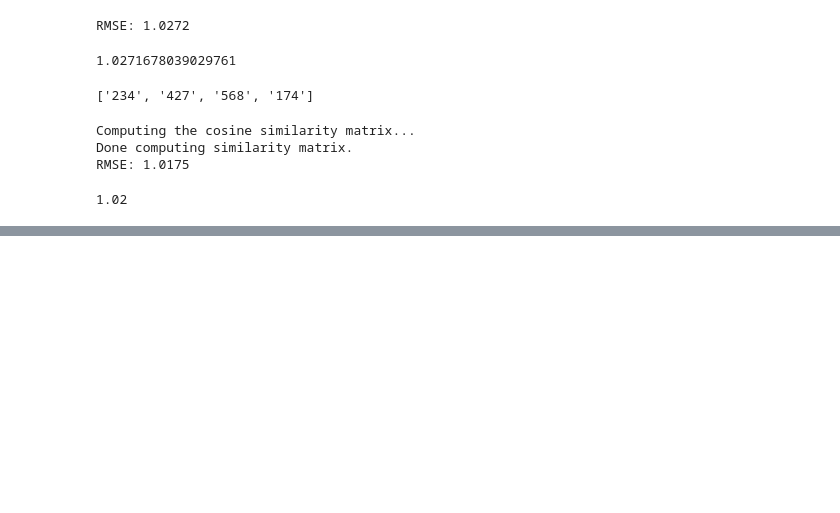
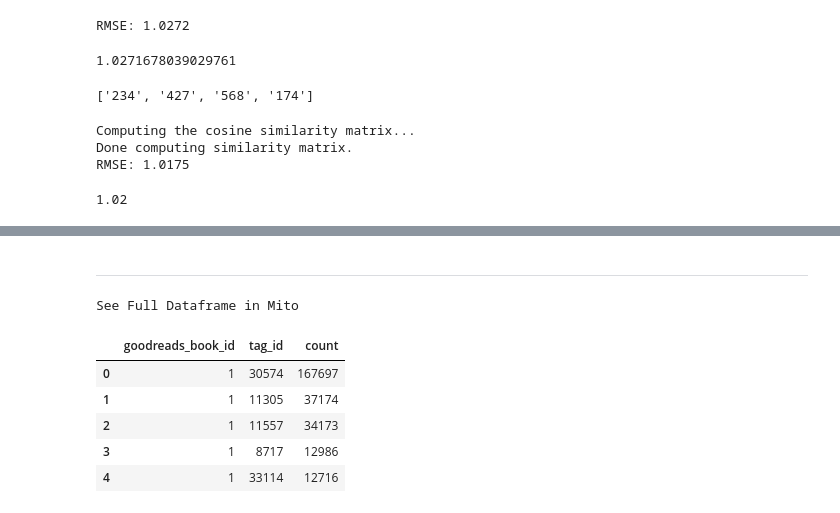
Before and after one commit to hotdonkey/data_science, a Jupyter notebook: MATH/RS_practice_2.ipynb, the cells around one changed output, grey strips where cells are left out. Drawn from its saved outputs; the diff is of its cells as text; code cells hidden in the pictures; blank space fills up the shorter version.

```diff
--- a/MATH/RS_practice_2.ipynb
+++ b/MATH/RS_practice_2.ipynb
@@ -284 +284,3 @@ RMSE: 0.9408
 0.94
+# %% [markdown]
+---
@@ -284,0 +291,15 @@ RMSE: 0.9408
+# %%
+ratings = pd.read_csv('./data/Gooddreadbooks/ratings.csv') # Поставленные оценки
+books = pd.read_csv('./data/Gooddreadbooks/books.csv') # Информация о книгах
+tags = pd.read_csv('./data/Gooddreadbooks/tags.csv') # Информация о тегах
+book_tags = pd.read_csv('./data/Gooddreadbooks/book_tags.csv') # Книги с тегам
+# %%
+book_tags.head()
+# %% [output]
+See Full Dataframe in Mito
+|  | goodreads_book_id | tag_id | count |
+| 0 | 1 | 30574 | 167697 |
+| 1 | 1 | 11305 | 37174 |
+| 2 | 1 | 11557 | 34173 |
+| 3 | 1 | 8717 | 12986 |
+| 4 | 1 | 33114 | 12716 |
```
Also changed, not shown: parts of 7 cells of this notebook, 7 other files.
